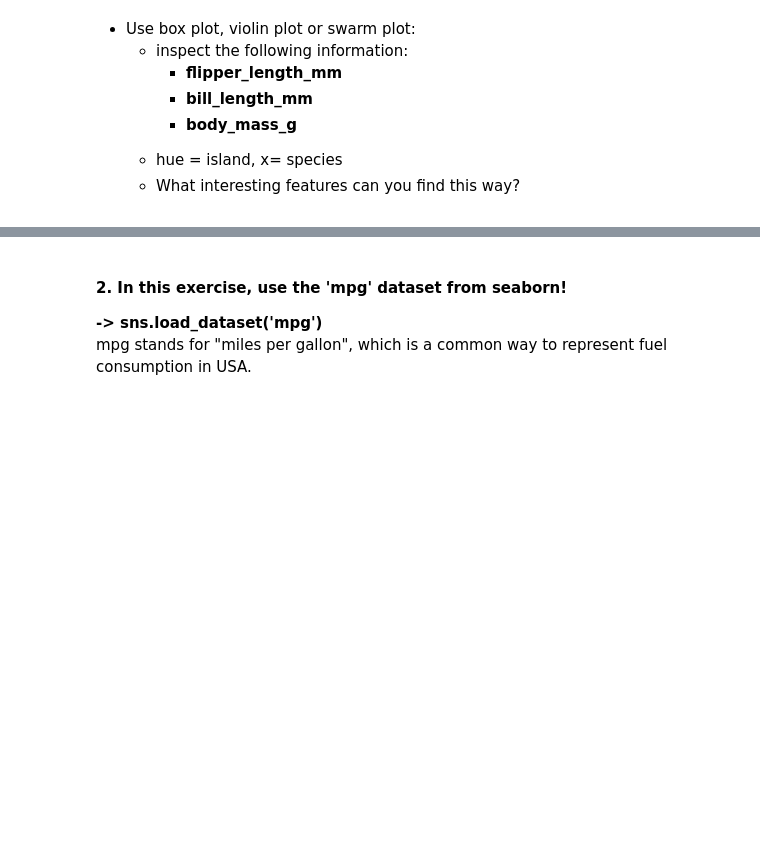
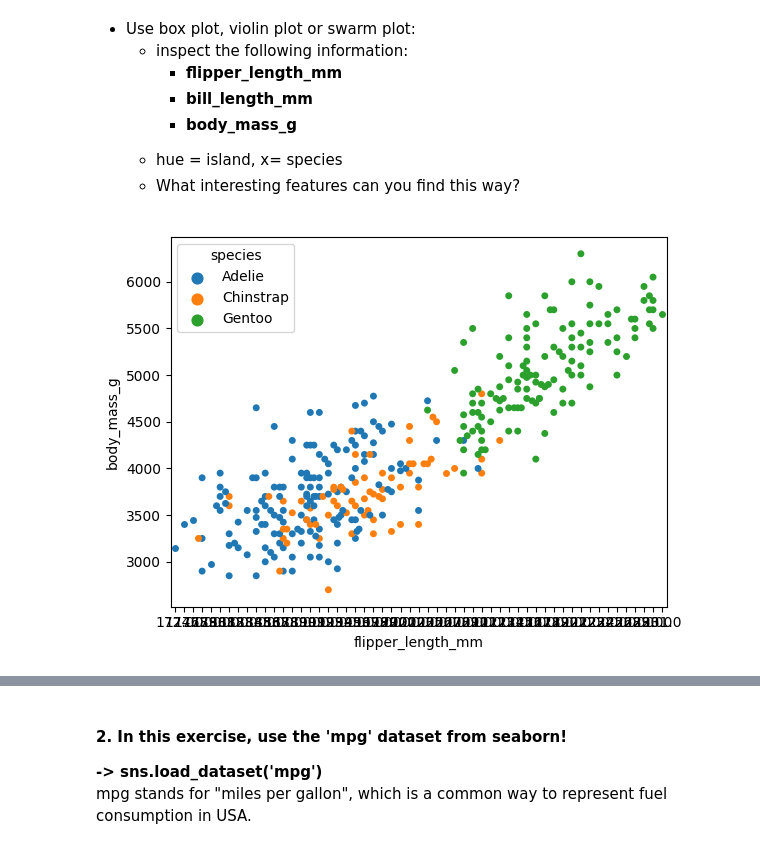
Before and after one commit to crypt0kitik/Introduction-to-Data-Analytics, a Jupyter notebook: Homework sets/SET 3/DataAnalyticsExerciseSet3.ipynb, the cells around one changed output, grey strips where cells are left out. Drawn from its saved outputs; the diff is of its cells as text; code cells hidden in the pictures; blank space fills up the shorter version.

```diff
--- a/Homework sets/SET 3/DataAnalyticsExerciseSet3.ipynb
+++ b/Homework sets/SET 3/DataAnalyticsExerciseSet3.ipynb
@@ -173,0 +182,18 @@ plt.show()
+# %%
+# box / violin / swarm plot
+
+# there is nothing clear when I have this combination:
+# sns.boxplot(x='flipper_length_mm', y='bill_length_mm', data=penguins, hue='island')
+
+# there is nothing clear when I have this combination:
+#sns.boxplot(x='flipper_length_mm', y='bill_length_mm', data=penguins, hue='species')
+
+# there is nothing clear when I have this combination:
+# sns.violinplot(x='flipper_length_mm', y='body_mass_g', data=penguins, hue='species')
+
+sns.swarmplot(x='flipper_length_mm', y='body_mass_g', data=penguins, hue='species')
+plt.show()
+
+# we can see that Gentoo species have more mass and length than others
+# %% [output]
+[figure, added]
```
Also changed, not shown: parts of 17 cells of this notebook.
